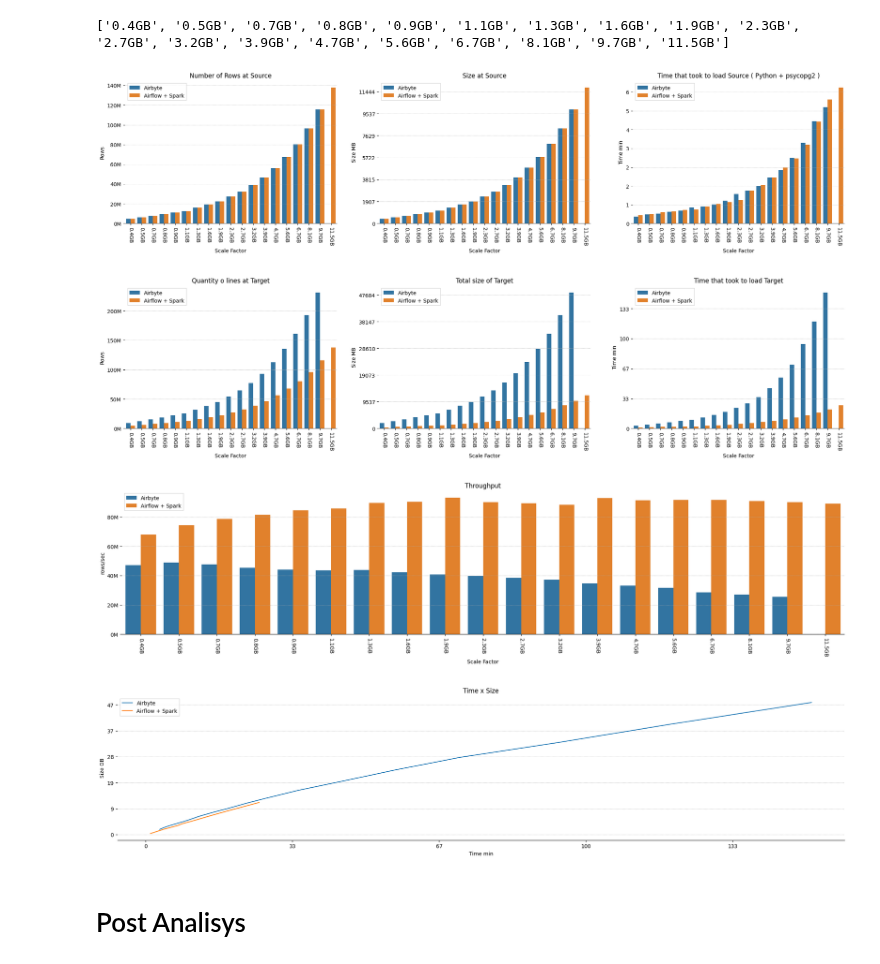
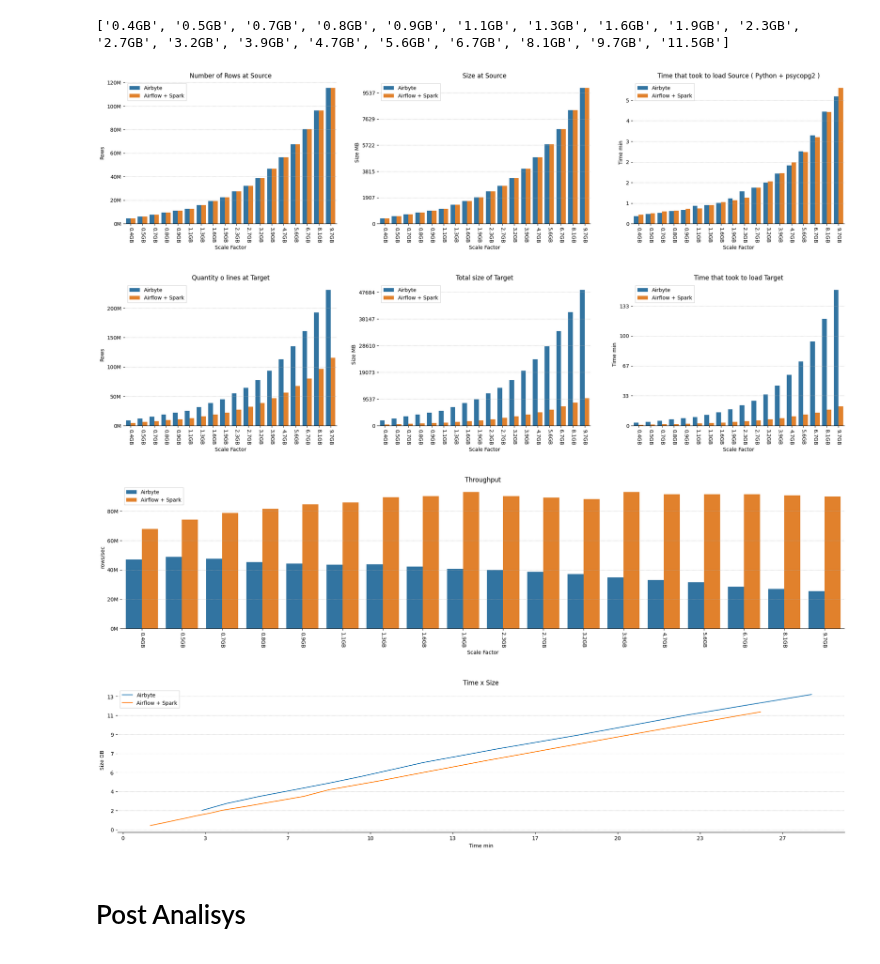
Before and after one commit to bombermal/TCC, a Jupyter notebook: Monitoring_VM/Retrieve/pre_analisys.ipynb, the cells around one changed output. Saved outputs shown, nothing was run; the diff lists cells and outputs as text; code cells hidden in the pictures.

```diff
--- a/Monitoring_VM/Retrieve/pre_analisys.ipynb
+++ b/Monitoring_VM/Retrieve/pre_analisys.ipynb
@@ -13,7 +13,7 @@ from prometheus_api_client import PrometheusConnect
 path = "../../Result_json/"
 file_list = os.listdir(path)
 airflow_files = [file for file in file_list if file.startswith("airflow")]
-airbyte_files = [file for file in file_list if file.startswith("airbyte")]
+airbyte_files = [file for file in file_list if file.startswith("normalized_airbyte")]
 
 # Sort list
 airflow_files = sorted(airflow_files)
@@ -136,11 +136,12 @@ print([ str(x)+"GB" for x in temp.total_size_bytes.to_list()])
 # %% [output]
 ['0.4GB', '0.5GB', '0.7GB', '0.8GB', '0.9GB', '1.1GB', '1.3GB', '1.6GB', '1.9GB', '2.3GB', '2.7GB', '3.2GB', '3.9GB', '4.7GB', '5.6GB', '6.7GB', '8.1GB', '9.7GB', '11.5GB']
 # %%
-x_tick_labels = ['0.4GB', '0.5GB', '0.7GB', '0.8GB', '0.9GB', '1.1GB', '1.3GB', '1.6GB', '1.9GB', '2.3GB', '2.7GB', '3.2GB', '3.9GB', '4.7GB', '5.6GB', '6.7GB', '8.1GB', '9.7GB', '11.5GB']
+x_tick_labels = ['0.4GB', '0.5GB', '0.7GB', '0.8GB', '0.9GB', '1.1GB', '1.3GB', '1.6GB', '1.9GB', '2.3GB', '2.7GB', '3.2GB', '3.9GB', '4.7GB', '5.6GB', '6.7GB', '8.1GB', '9.7GB']#, '11.5GB']
 fig, ax = plt.subplots(1, 3, figsize=(25, 5))
 # sns.barplot(x="sf", y="time_delta", color="green", data=python_df, ax=ax[2])
+mask = source_grouped.sf < 86
 for idx, col in enumerate(["rows_count", "total_size_bytes", "time_delta"]):
-    g = sns.barplot(x="sf", y=col, hue="framework", data=source_grouped, ax=ax[idx])
+    g = sns.barplot(x="sf", y=col, hue="framework", data=source_grouped[mask], ax=ax[idx])
     if idx == 0:
         # Set y-axis scale to millions with separators
         ax[idx].yaxis.set_major_formatter(lambda x, pos: '{:.0f}'.format(x/1000000) + 'M')
@@ -164,8 +165,9 @@ sns.despine(left=True)
 plt.show()
 
 fig, ax = plt.subplots(1, 3, figsize=(25, 5))
+mask = target_grouped.sf < 86
 for idx, col in enumerate(["rows_count", "total_size_bytes"]):
-    g = sns.barplot(x="sf", y=col, hue="framework", data=target_grouped, ax=ax[idx])
+    g = sns.barplot(x="sf", y=col, hue="framework", data=target_grouped[mask], ax=ax[idx])
     if idx == 0:
         # Set y-axis scale to millions with separators
         ax[idx].yaxis.set_major_formatter(lambda x, pos: '{:.0f}'.format(x/1000000) + 'M')
@@ -186,7 +188,8 @@ for idx, col in enumerate(["rows_count", "total_size_bytes"]):
 # plt.show()
 
 source_status_combined = source_status_combined.sort_values(by=["framework", "sf"]).reset_index(drop=True)
-g = sns.barplot(x="sf", y="TimeDelta", hue="framework", data=source_status_combined, ax=ax[2])
+mask = source_status_combined.sf < 86
+g = sns.barplot(x="sf", y="TimeDelta", hue="framework", data=source_status_combined[mask], ax=ax[2])
 # Set y-axis scale to millions with separators
 ax[2].yaxis.set_major_formatter(lambda x, pos: '{:.0f}'.format(x/60))
 ax[2].set_xticks(range(len(x_tick_labels)))
@@ -200,40 +203,41 @@ ax[2].legend(fancybox=False)
 sns.despine(left=True)
 plt.show()
 
 df_throughput = df_throughput.sort_values(by=["framework", "sf"]).reset_index(drop=True)
+mask = df_throughput.sf < 86
 fig, ax = plt.subplots(figsize=(25, 5))
-g = sns.barplot(x="sf", y="Throughput", hue="framework", data=df_throughput, ax=ax)
+g = sns.barplot(x="sf", y="Throughput", hue="framework", data=df_throughput[mask], ax=ax)
 # Set y-axis scale to millions with separators
 ax.set_xticks(range(len(x_tick_labels)))
 ax.set_xticklabels(x_tick_labels)
 # rotate x_tick_labels 90º
 for item in g.get_xticklabels():
     item.set_rotation(270)
 ax.yaxis.set_major_formatter(lambda x, pos: '{:,.0f}'.format(x/1000) + 'M')
 ax.set(ylabel="rows/sec", xlabel="Scale Factor", title="Throughput")
 ax.grid(axis='y', linestyle=':')
 ax.legend(fancybox=False)
 sns.despine(left=True)
 plt.show()
 
 temp_df = target_grouped.merge(source_status_combined, left_on=["framework", "benchmark_id", "sf"], right_on=["framework", "benchmark_id", "sf"], how="inner")
 
 fig, ax = plt.subplots(figsize=(25, 5))
-# mask = temp_df.TimeDelta < 33*60
-sns.lineplot(x="TimeDelta", y="total_size_bytes", hue="framework", data=temp_df, ax=ax)
+mask = temp_df.TimeDelta < 33*60
+sns.lineplot(x="TimeDelta", y="total_size_bytes", hue="framework", data=temp_df[mask], ax=ax)
 # Set y-axis scale to millions with separators
 ax.yaxis.set_major_formatter(lambda x, pos: '{:.0f}'.format(x/1024/1024/1024))
 ax.xaxis.set_major_formatter(lambda x, pos: '{:.0f}'.format(x/60))
 ax.set(ylabel="Size GB", xlabel="Time min", title="Time x Size")
 ax.grid(axis='y', linestyle=':')
 ax.legend(fancybox=False)
 sns.despine(left=True)
 plt.show()
 # %% [output]
-[figure, old version]
+[figure, new version]
-[figure, old version]
+[figure, new version]
-[figure, old version]
+[figure, new version]
-[figure, old version]
+[figure, new version]
 # %% [markdown]
 # Post Analisys
 # %%
```
Also changed, not shown: parts of 5 cells of this notebook, 4 other files.
